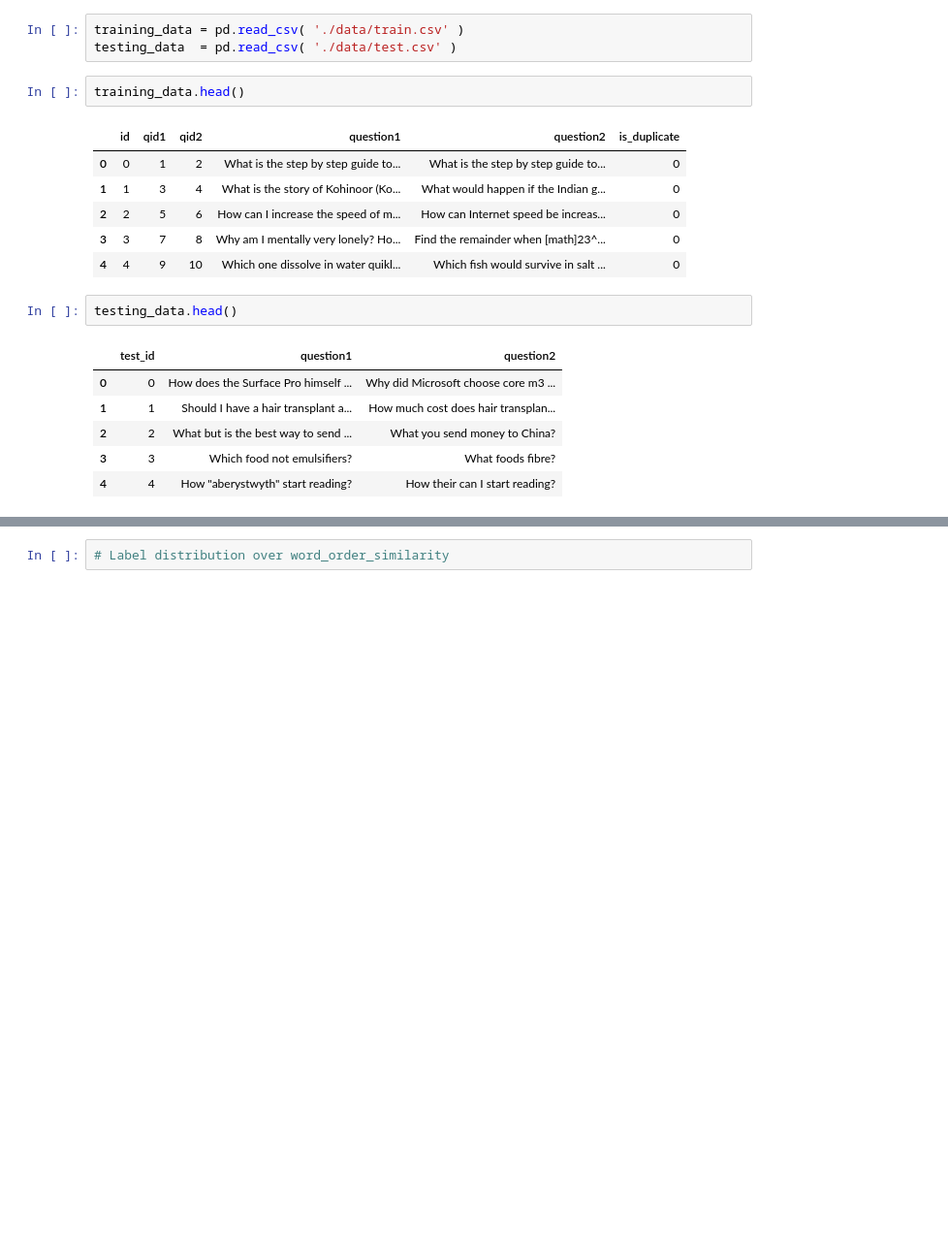
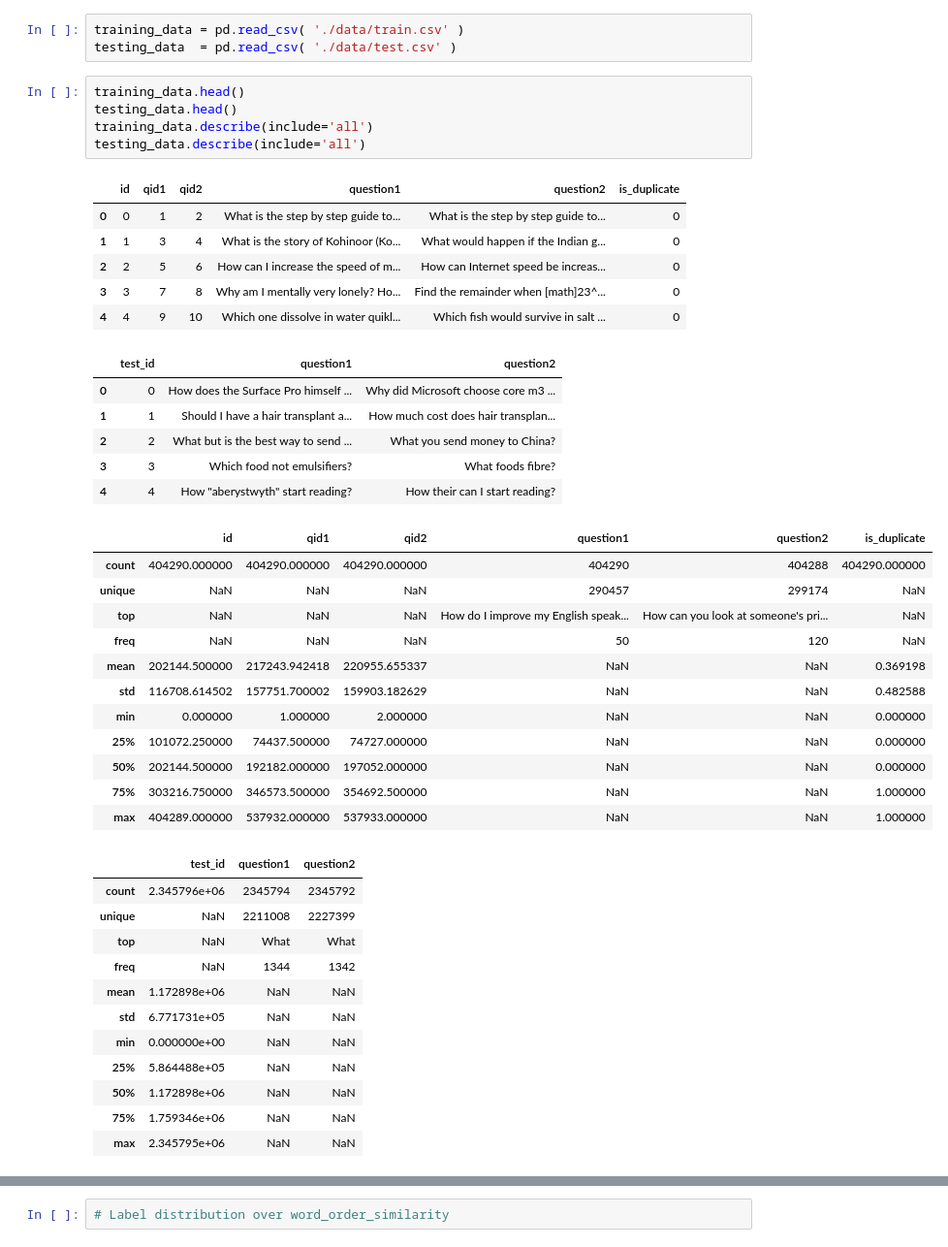
Before and after one commit to bwputman/266-project, a Jupyter notebook: EDA.ipynb, the cells around one changed output, grey strips where cells are left out. Shown at 97% size. Cells and saved outputs as stored; diff of their text form; blank space fills up the shorter version.

```diff
--- a/EDA.ipynb
+++ b/EDA.ipynb
@@ -10,24 +79,48 @@ import matplotlib.pyplot as plt
 # %%
 training_data = pd.read_csv( './data/train.csv' )
 testing_data  = pd.read_csv( './data/test.csv' )
-# %%
-training_data.head()
-# %% [output]
-|  | id | qid1 | qid2 | question1 | question2 | is_duplicate |
-| 0 | 0 | 1 | 2 | What is the step by step guide to... | What is the step by step guide to... | 0 |
-| 1 | 1 | 3 | 4 | What is the story of Kohinoor (Ko... | What would happen if the Indian g... | 0 |
-| 2 | 2 | 5 | 6 | How can I increase the speed of m... | How can Internet speed be increas... | 0 |
-| 3 | 3 | 7 | 8 | Why am I mentally very lonely? Ho... | Find the remainder when [math]23^... | 0 |
-| 4 | 4 | 9 | 10 | Which one dissolve in water quikl... | Which fish would survive in salt ... | 0 |
-# %%
-testing_data.head()
-# %% [output]
-|  | test_id | question1 | question2 |
-| 0 | 0 | How does the Surface Pro himself ... | Why did Microsoft choose core m3 ... |
-| 1 | 1 | Should I have a hair transplant a... | How much cost does hair transplan... |
-| 2 | 2 | What but is the best way to send ... | What you send money to China? |
-| 3 | 3 | Which food not emulsifiers? | What foods fibre? |
-| 4 | 4 | How "aberystwyth" start reading? | How their can I start reading? |
+# %%
+training_data.head()
+testing_data.head()
+training_data.describe(include='all')
+testing_data.describe(include='all')
+# %% [output]
+|  | id | qid1 | qid2 | question1 | question2 | is_duplicate |
+| 0 | 0 | 1 | 2 | What is the step by step guide to... | What is the step by step guide to... | 0 |
+| 1 | 1 | 3 | 4 | What is the story of Kohinoor (Ko... | What would happen if the Indian g... | 0 |
+| 2 | 2 | 5 | 6 | How can I increase the speed of m... | How can Internet speed be increas... | 0 |
+| 3 | 3 | 7 | 8 | Why am I mentally very lonely? Ho... | Find the remainder when [math]23^... | 0 |
+| 4 | 4 | 9 | 10 | Which one dissolve in water quikl... | Which fish would survive in salt ... | 0 |
+|  | test_id | question1 | question2 |
+| 0 | 0 | How does the Surface Pro himself ... | Why did Microsoft choose core m3 ... |
+| 1 | 1 | Should I have a hair transplant a... | How much cost does hair transplan... |
+| 2 | 2 | What but is the best way to send ... | What you send money to China? |
+| 3 | 3 | Which food not emulsifiers? | What foods fibre? |
+| 4 | 4 | How "aberystwyth" start reading? | How their can I start reading? |
+|  | id | qid1 | qid2 | question1 | question2 | is_duplicate |
+| count | 404290.000000 | 404290.000000 | 404290.000000 | 404290 | 404288 | 404290.000000 |
+| unique | NaN | NaN | NaN | 290457 | 299174 | NaN |
+| top | NaN | NaN | NaN | How do I improve my English speak... | How can you look at someone's pri... | NaN |
+| freq | NaN | NaN | NaN | 50 | 120 | NaN |
+| mean | 202144.500000 | 217243.942418 | 220955.655337 | NaN | NaN | 0.369198 |
+| std | 116708.614502 | 157751.700002 | 159903.182629 | NaN | NaN | 0.482588 |
+| min | 0.000000 | 1.000000 | 2.000000 | NaN | NaN | 0.000000 |
+| 25% | 101072.250000 | 74437.500000 | 74727.000000 | NaN | NaN | 0.000000 |
+| 50% | 202144.500000 | 192182.000000 | 197052.000000 | NaN | NaN | 0.000000 |
+| 75% | 303216.750000 | 346573.500000 | 354692.500000 | NaN | NaN | 1.000000 |
+| max | 404289.000000 | 537932.000000 | 537933.000000 | NaN | NaN | 1.000000 |
+|  | test_id | question1 | question2 |
+| count | 2.345796e+06 | 2345794 | 2345792 |
+| unique | NaN | 2211008 | 2227399 |
+| top | NaN | What | What |
+| freq | NaN | 1344 | 1342 |
+| mean | 1.172898e+06 | NaN | NaN |
+| std | 6.771731e+05 | NaN | NaN |
+| min | 0.000000e+00 | NaN | NaN |
+| 25% | 5.864488e+05 | NaN | NaN |
+| 50% | 1.172898e+06 | NaN | NaN |
+| 75% | 1.759346e+06 | NaN | NaN |
+| max | 2.345795e+06 | NaN | NaN |
 # %%
 print '####################################################'
 
```
Also changed, not shown: parts of 19 cells of this notebook.
